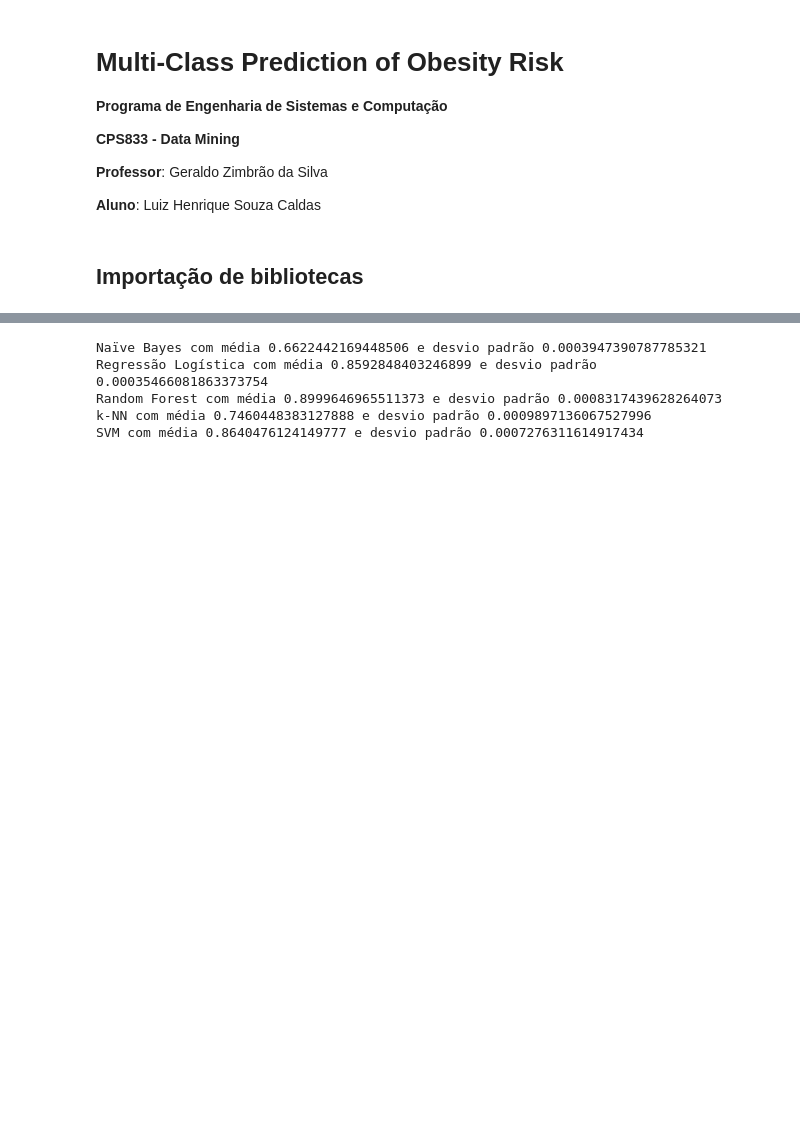
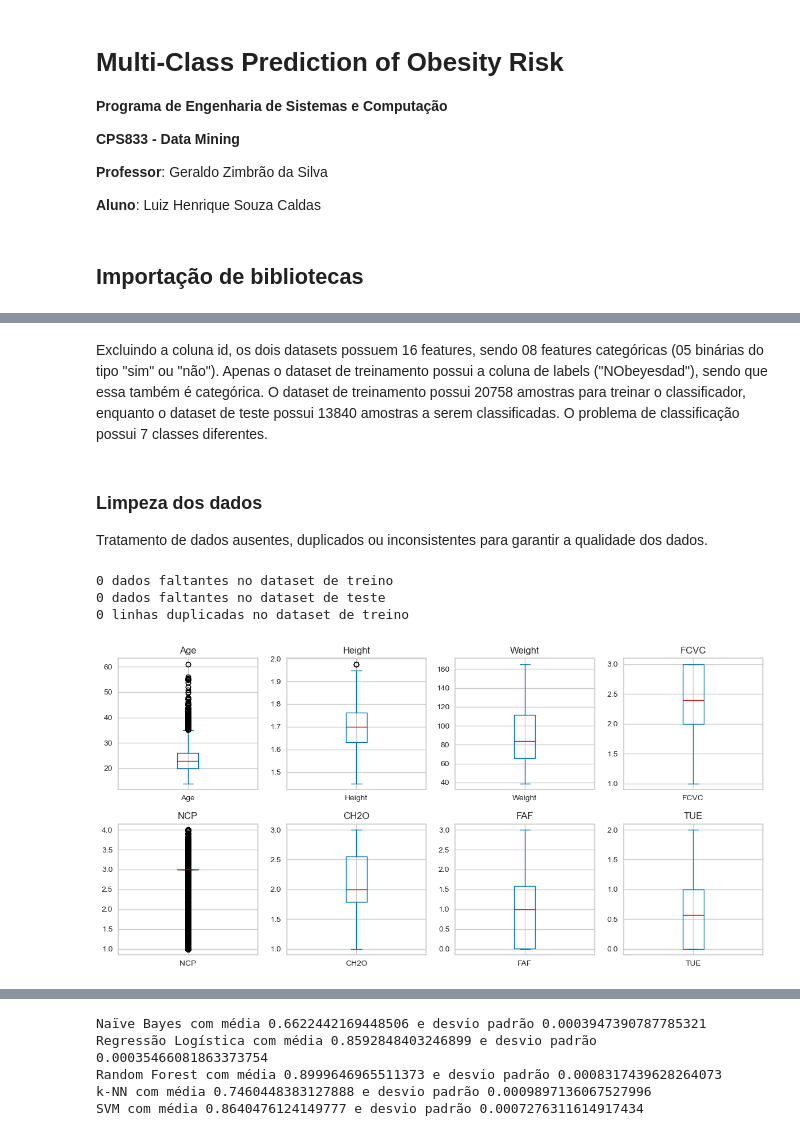
Before and after one commit to lhscaldas/multi-class_prediction_of_obesity_risk, a Jupyter notebook: obesity_classifier.ipynb, the cells around one changed output, grey strips where cells are left out. Drawn from its saved outputs; the diff is of its cells as text; code cells hidden in the pictures; blank space fills up the shorter version.

Commit message:
Análise Exploratória dos Dados e teste com seleção de features

```diff
--- a/obesity_classifier.ipynb
+++ b/obesity_classifier.ipynb
@@ -30,0 +76,29 @@ from sklearn.neural_network import MLPClassifier
+# %% [markdown]
+Excluindo a coluna id, os dois datasets possuem 16 features, sendo 08 features categóricas (05 binárias do tipo "sim" ou "não"). Apenas o dataset de treinamento possui a coluna de labels ("NObeyesdad"), sendo que essa também é categórica. O dataset de treinamento possui 20758 amostras para treinar o classificador, enquanto o dataset de teste possui 13840 amostras a serem classificadas. O problema de classificação possui 7 classes diferentes.
+# %% [markdown]
+### Limpeza dos dados
+
+Tratamento de dados ausentes, duplicados ou inconsistentes para garantir a qualidade dos dados.
+# %%
+# Verificação de dados ausentes
+print(f"{train_dataset.isnull().any().sum()} dados faltantes no dataset de treino")
+print(f"{test_dataset.isnull().any().sum()} dados faltantes no dataset de teste")
+
+# Verificação de linhas duplicadas
+print(f"{train_dataset.duplicated().sum()} linhas duplicadas no dataset de treino")
+
+# Verificação de outliers
+colunas_numericas = train_dataset.iloc[:,1:].select_dtypes(include=['number']).columns.tolist()
+fig, axs = plt.subplots(nrows=2, ncols=4, figsize=(12, 6))
+for i, coluna in enumerate(colunas_numericas):
+    row = i // 4
+    col = i % 4
+    train_dataset[coluna].plot(kind='box', ax=axs[row, col])
+    axs[row, col].set_title(f'{coluna}')
+plt.tight_layout()
+plt.show()
+# %% [output]
+0 dados faltantes no dataset de treino
+0 dados faltantes no dataset de teste
+0 linhas duplicadas no dataset de treino
+[figure, added]
```
Also changed, not shown: parts of 21 cells of this notebook, 3 other files.
